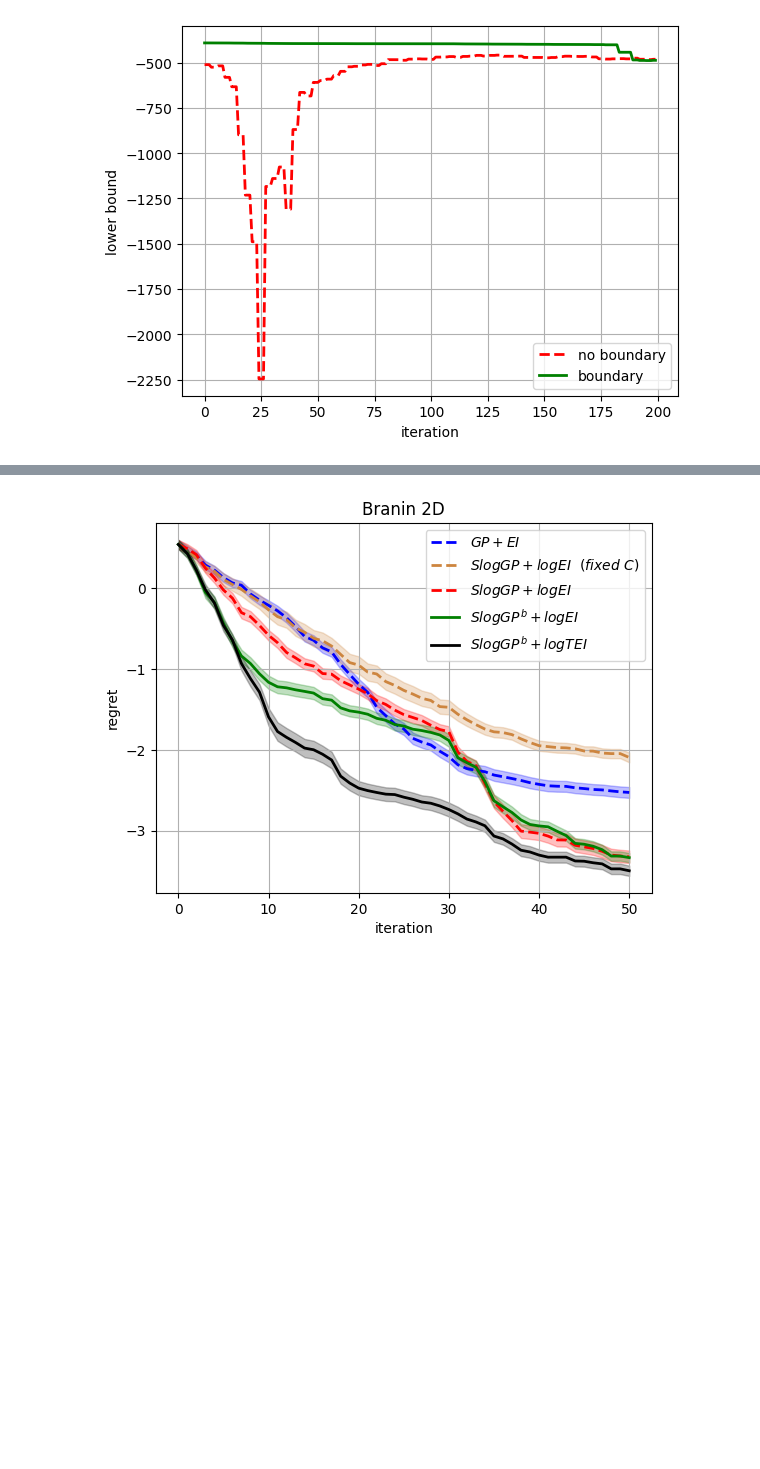
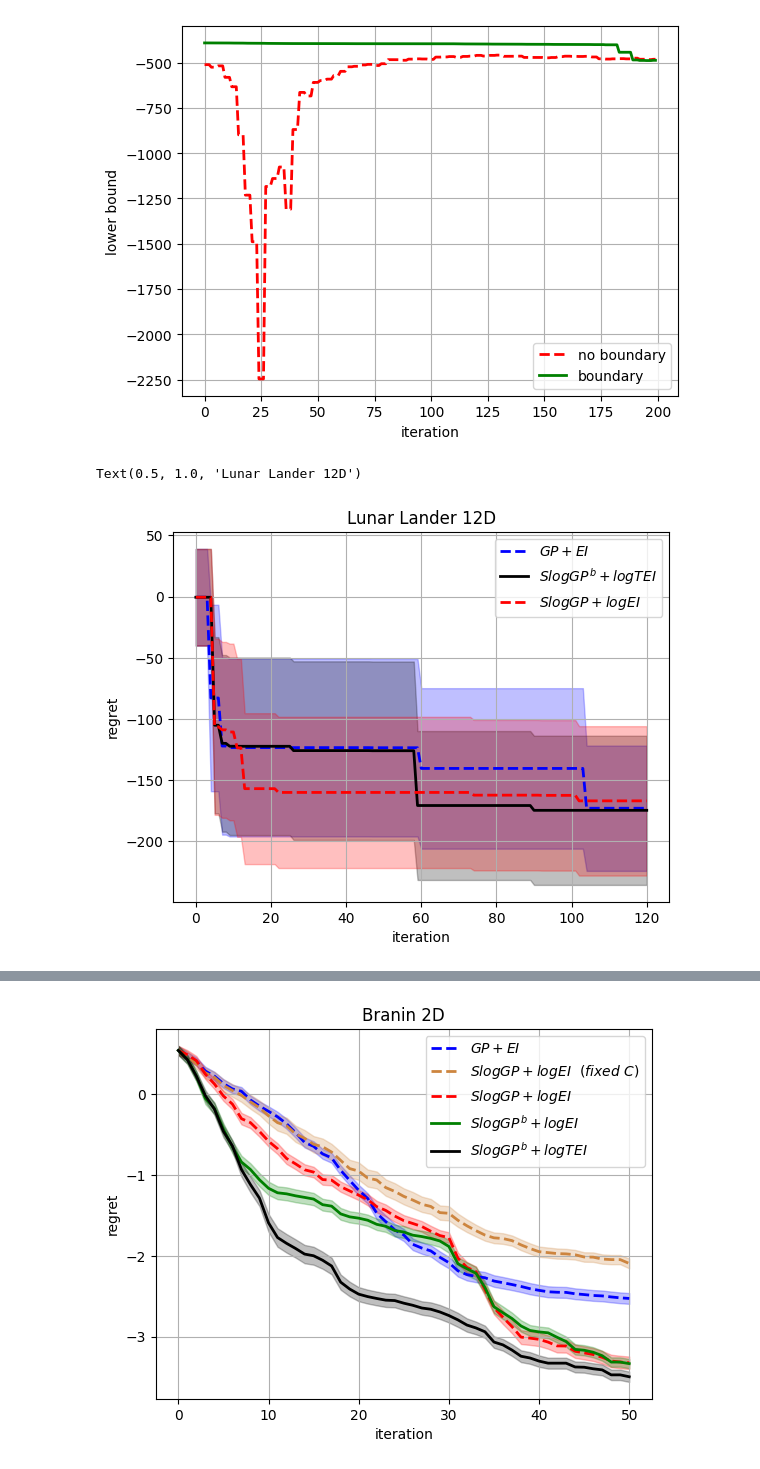
Before and after one commit to HanyangHenry-Wang/SLogGP_KnownBoundary, a Jupyter notebook: plot.ipynb, the cells around one changed output, grey strips where cells are left out. Cells and saved outputs as stored; diff of their text form; code cells hidden in the pictures; blank space fills up the shorter version.

```diff
--- a/plot.ipynb
+++ b/plot.ipynb
@@ -242,6 +242,40 @@ plt.legend()
 # %% [output]
 <matplotlib.legend.Legend at 0x...>
 [figure]
+# %%
+#Random = np.genfromtxt(os.path.join(os.getcwd(),'final_res/Branin2D_Random'), delimiter=',')
+BO_EI = np.genfromtxt(os.path.join(os.getcwd(),'final_res/Lunar12D_GP+EI'), delimiter=',')
+# BO_TEI = np.genfromtxt(os.path.join(os.getcwd(),'final_res/Branin2D_GP+TEI'), delimiter=',')
+# BO_KG = np.genfromtxt(os.path.join(os.getcwd(),'KG/Branin2D_GP+KG'), delimiter=',')
+# BO_MES = np.genfromtxt(os.path.join(os.getcwd(),'final_res/Branin2D_GP+MES'), delimiter=',')
+# BO_ERM = np.genfromtxt(os.path.join(os.getcwd(),'final_res/Branin2D_transformedGP+ERM'), delimiter=',')
+SLogGP_logEI = np.genfromtxt(os.path.join(os.getcwd(),'final_res/Lunar12D_SLogGP+logEI'), delimiter=',')
+# SLogGP_boundary_logEI = np.genfromtxt(os.path.join(os.getcwd(),'final_res/Branin2D_SLogGP(boundary)+logEI'), delimiter=',')
+SLogGP_boundary_logTEI = np.genfromtxt(os.path.join(os.getcwd(),'final_res/Lunar12D_SLogGP+logEI_otherCase'), delimiter=',')
+
+
+fstar = 0.
+
+# log_RegretMean_plot(Random,fstar=fstar,label='$Random$',color='grey',linestyle='dotted',error_bound=True)
+log_RegretMean_plot(BO_EI,fstar=fstar,label='$GP+EI$',color='blue',linestyle='dashed',error_bound=True)
+# log_RegretMean_plot(-BO_KG,fstar=fstar,label='$GP+KG$',color='olive',linestyle='dashed',error_bound=True)
+# log_RegretMean_plot(BO_TEI,fstar=fstar,label='$GP+TEI$',color='darkviolet',linestyle='-',error_bound=True)
+# log_RegretMean_plot(BO_MES,fstar=fstar,label='$GP+MES$',color='yellow',linestyle='-',error_bound=True)
+# log_RegretMean_plot(BO_ERM,fstar=fstar,label='$parabolic ~ GP^b+ERM$',color='orange',linestyle='-',error_bound=True)
+log_RegretMean_plot(SLogGP_boundary_logTEI,fstar=fstar,label='$SlogGP^b+logTEI$',color='black',linestyle='-',error_bound=True)
+log_RegretMean_plot(SLogGP_logEI,fstar=fstar,label='$SlogGP+logEI$',color='red',linestyle='dashed',error_bound=True)
+
+plt.xlabel('iteration')
+plt.ylabel('regret')
+
+plt.grid()
+
+#plt.yscale("log")
+plt.legend()
+plt.title('Lunar Lander 12D')
+# %% [output]
+Text(0.5, 1.0, 'Lunar Lander 12D')
+[figure, added]
 # %%
 Random = np.genfromtxt(os.path.join(os.getcwd(),'final_res/Branin2D_Random'), delimiter=',')
 BO_EI = np.genfromtxt(os.path.join(os.getcwd(),'final_res/Branin2D_GP+EI'), delimiter=',')
```
Also changed, not shown: parts of 3 cells of this notebook, 16 other files.
